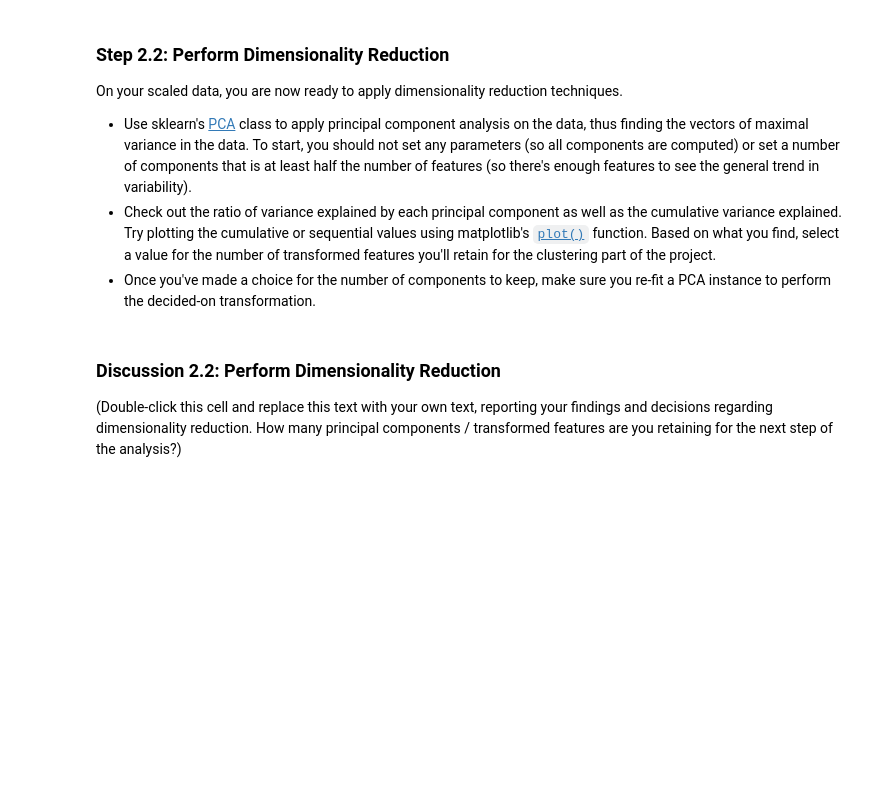
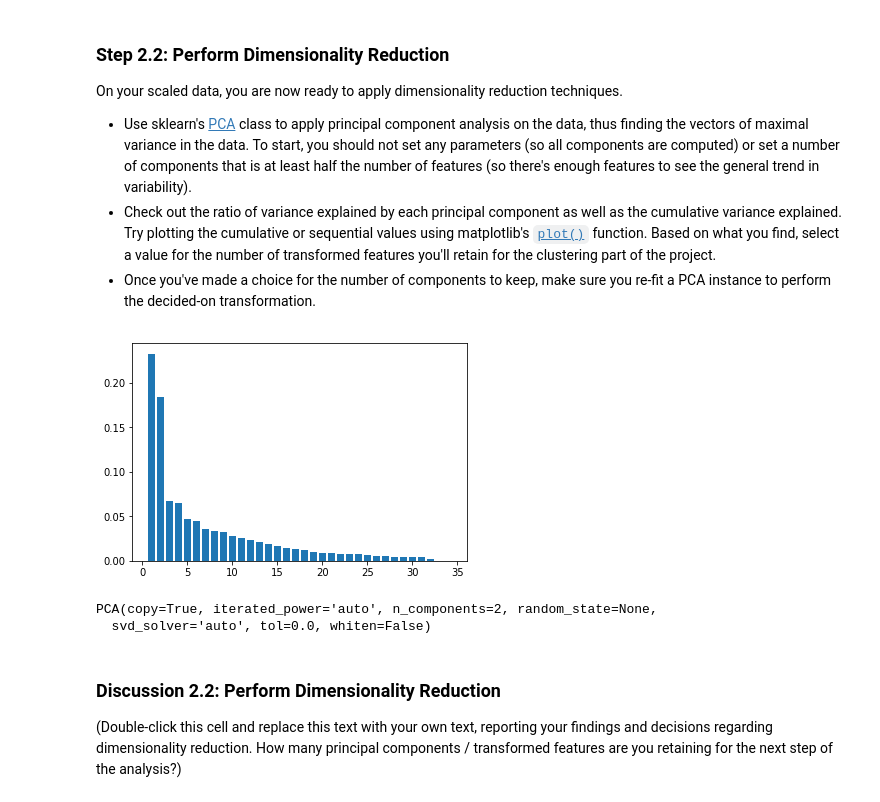
Before and after one commit to buncem/identify-customer-segments, a Jupyter notebook: Identify_Customer_Segments.ipynb, the cells around one changed output. Saved outputs shown, nothing was run; the diff lists cells and outputs as text; code cells hidden in the pictures; blank space fills up the shorter version.

Commit message:
Rough finish with cleaner dataset

```diff
--- a/Identify_Customer_Segments.ipynb
+++ b/Identify_Customer_Segments.ipynb
@@ -712,6 +721,8 @@ Before we apply dimensionality reduction techniques to the data, we need to perf
 # do that now.
 # %%
 # Apply feature scaling to the general population demographics data.
+scaler = StandardScaler()
+cleaner_scaled = scaler.fit_transform(df_cleaner)
 # %% [markdown]
 ### Discussion 2.1: Apply Feature Scaling
 
@@ -729,7 +738,21 @@ On your scaled data, you are now ready to apply dimensionality reduction techniq
+# %%
+# Apply PCA to the data.
+pca = PCA()
+pca.fit(cleaner_scaled)
+var_ratio = pca.explained_variance_ratio_
+
+plt.bar(range(1, len(var_ratio) + 1), var_ratio, align='center');
+# %% [output]
+[figure, added]
 # %%
 # Investigate the variance accounted for by each principal component.
 # %%
 # Re-apply PCA to the data while selecting for number of components to retain.
+pca = PCA(n_components=2)
+pca.fit(cleaner_scaled)
+# %% [output]
+PCA(copy=True, iterated_power='auto', n_components=2, random_state=None,
+  svd_solver='auto', tol=0.0, whiten=False)
 # %% [markdown]
 ### Discussion 2.2: Perform Dimensionality Reduction
 
```
Also changed, not shown: parts of 31 cells of this notebook.
